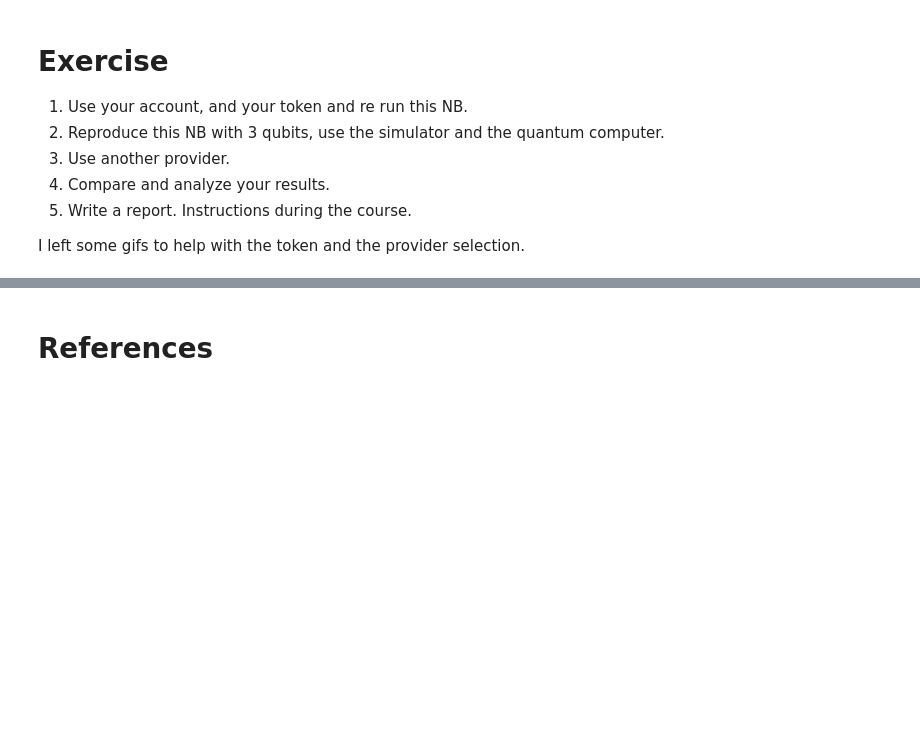
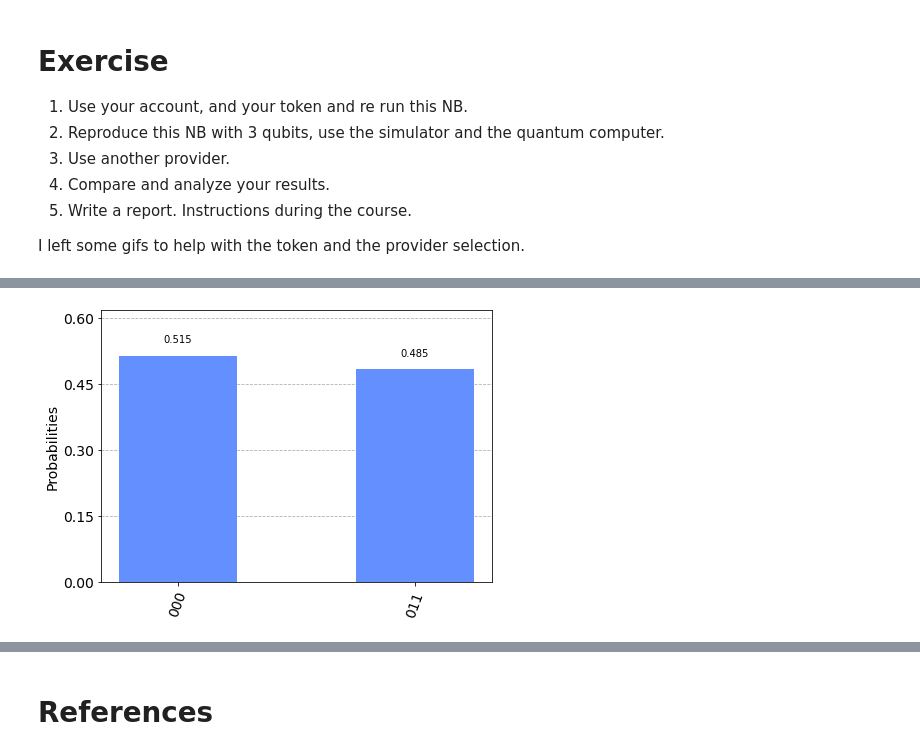
Before and after one commit to jaorduz/IntroQuantumCompu, a Jupyter notebook: NB_1/QC0_4_Qiskit.ipynb, the cells around one changed output, grey strips where cells are left out. Cells and saved outputs as stored; diff of their text form; code cells hidden in the pictures; blank space fills up the shorter version.

```diff
--- a/NB_1/QC0_4_Qiskit.ipynb
+++ b/NB_1/QC0_4_Qiskit.ipynb
@@ -191,0 +243,6 @@ I left some gifs to help with the token and the provider selection.
+# %%
+bcknd = Aer.get_backend('qasm_simulator')
+rslt = execute(circuit, backend=bcknd).result()
+plot_histogram(rslt.get_counts(circuit))
+# %% [output]
+[figure, added]
```
Also changed, not shown: parts of 19 cells of this notebook.
